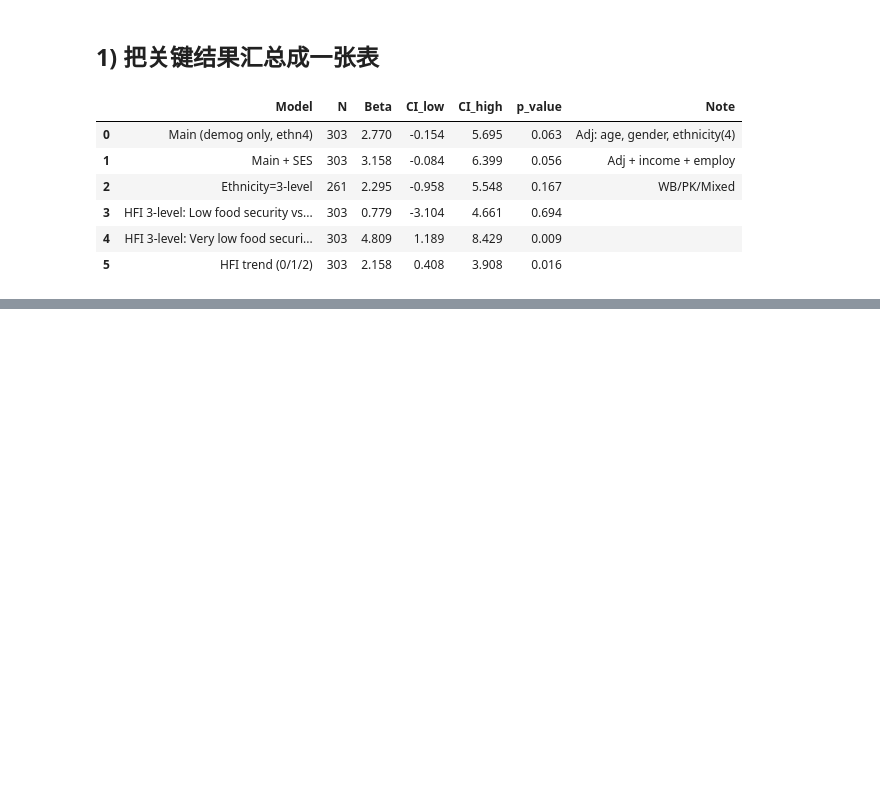
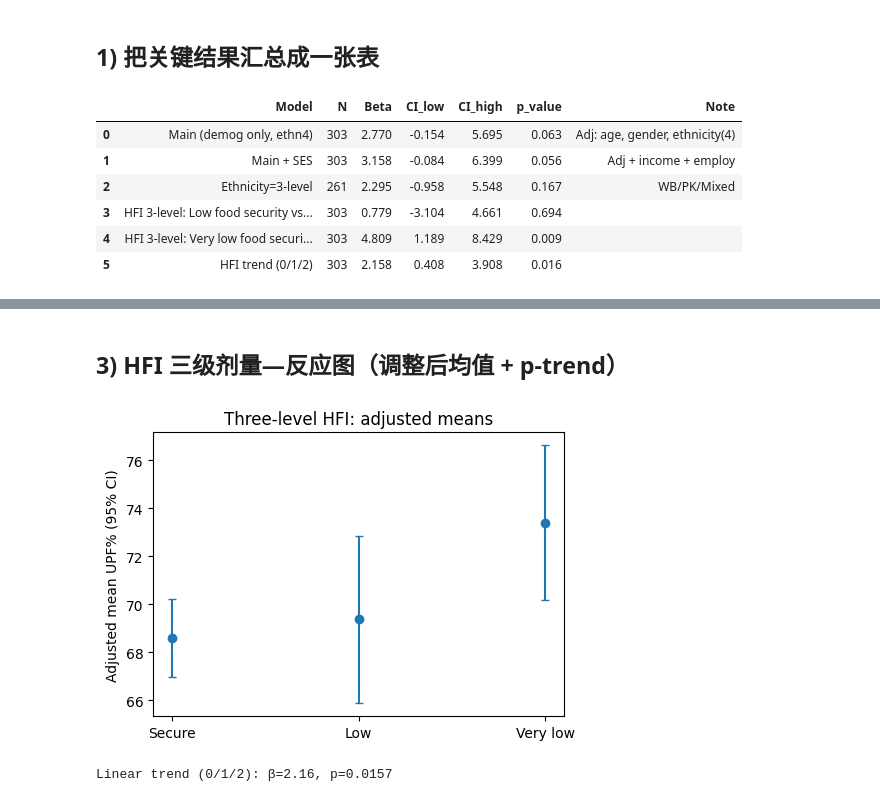
Before and after one commit to NINGTANG1124/UPF-HFI, a Jupyter notebook: notebooks/modeling_chinese.ipynb, the cells around one changed output, grey strips where cells are left out. Drawn from its saved outputs; the diff is of its cells as text; code cells hidden in the pictures; blank space fills up the shorter version.

```diff
--- a/notebooks/modeling_chinese.ipynb
+++ b/notebooks/modeling_chinese.ipynb
@@ -435,0 +554,44 @@ plt.show()
+# %% [markdown]
+## 3) HFI 三级剂量—反应图（调整后均值 + p-trend）
+# %%
+import numpy as np, matplotlib.pyplot as plt
+
+X3   = res_hfi3.model.exog
+col3 = res_hfi3.model.exog_names
+b3   = res_hfi3.params.values
+V3   = res_hfi3.cov_params().values
+
+# 找到两列哑变量（基准=Food secure）
+name_low  = "C(HFI_category, Treatment(reference='Food secure'))[T.Low food security]"
+name_vlow = "C(HFI_category, Treatment(reference='Food secure'))[T.Very low food security]"
+ix_low  = col3.index(name_low)
+ix_vlow = col3.index(name_vlow)
+
+ex = X3.mean(axis=0)
+ex_secure = ex.copy();        ex_secure[ix_low] = 0; ex_secure[ix_vlow] = 0
+ex_low    = ex.copy();        ex_low[ix_low]    = 1; ex_low[ix_vlow]   = 0
+ex_vlow   = ex.copy();        ex_vlow[ix_low]   = 0; ex_vlow[ix_vlow]  = 1
+
+def pred_ci(exvec, b, V):
+    m = float(exvec @ b); se = float(np.sqrt(exvec @ V @ exvec))
+    return m, m-1.96*se, m+1.96*se
+
+mu0, lo0, hi0 = pred_ci(ex_secure, b3, V3)
+mu1, lo1, hi1 = pred_ci(ex_low,    b3, V3)
+mu2, lo2, hi2 = pred_ci(ex_vlow,   b3, V3)
+
+means = [mu0, mu1, mu2]; los = [lo0, lo1, lo2]; his = [hi0, hi1, hi2]
+x = np.arange(3)
+
+plt.figure(figsize=(5,3.6))
+plt.errorbar(x, means, yerr=[np.array(means)-np.array(los), np.array(his)-np.array(means)], fmt="o", capsize=3)
+plt.xticks(x, ["Secure","Low","Very low"])
+plt.ylabel("Adjusted mean UPF% (95% CI)")
+plt.title("Three-level HFI: adjusted means")
+plt.tight_layout(); plt.show()
+
+# 把 p-trend 加到输出（来自你的 res_trend）
+print(f"Linear trend (0/1/2): β={res_trend.params['HFI_ordinal']:.2f}, p={res_trend.pvalues['HFI_ordinal']:.3g}")
+# %% [output]
+[figure, added]
+Linear trend (0/1/2): β=2.16, p=0.0157
```
Also changed, not shown: parts of 12 cells of this notebook.
